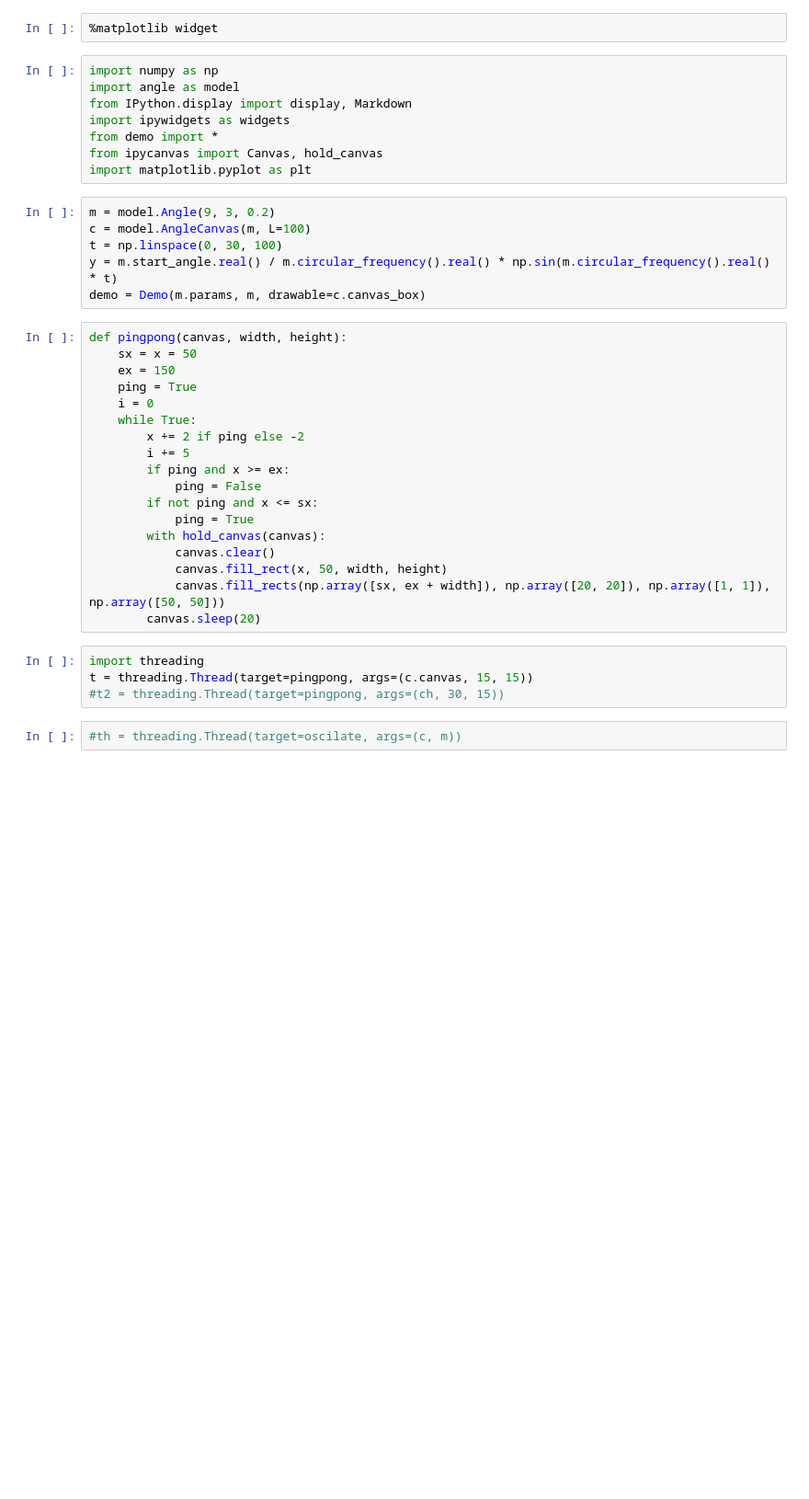
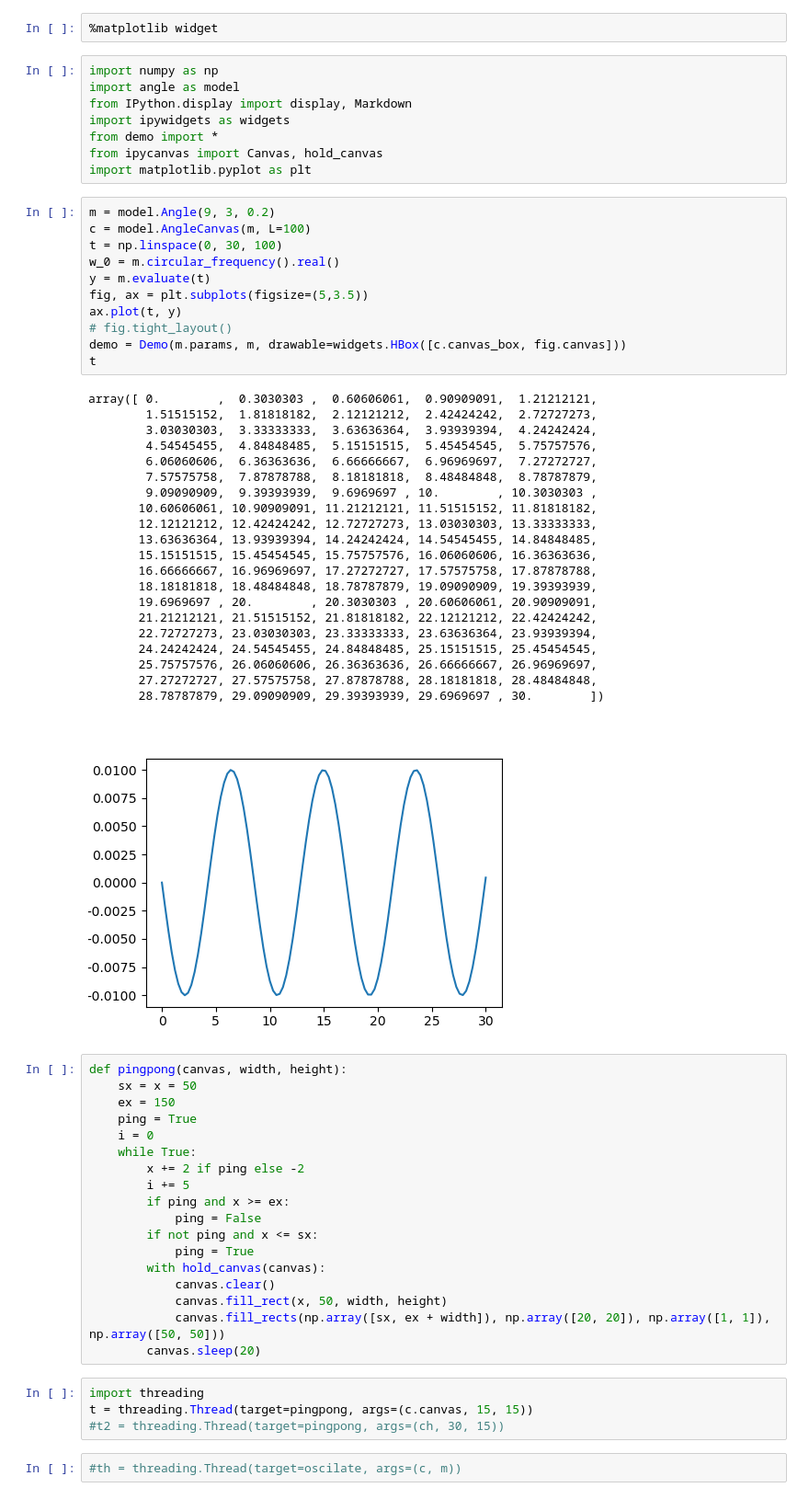
Before and after one commit to lhalbritter-tu/hydraulics_models, a Jupyter notebook: ElasticAngle_Model/ElasticAngleDemo.ipynb, the cells around one changed output. Shown at 92% size. Drawn from its saved outputs; the diff is of its cells as text; blank space fills up the shorter version.

```diff
--- a/ElasticAngle_Model/ElasticAngleDemo.ipynb
+++ b/ElasticAngle_Model/ElasticAngleDemo.ipynb
@@ -15,9 +15,36 @@ import matplotlib.pyplot as plt
 # %%
 m = model.Angle(9, 3, 0.2)
 c = model.AngleCanvas(m, L=100)
 t = np.linspace(0, 30, 100)
-y = m.start_angle.real() / m.circular_frequency().real() * np.sin(m.circular_frequency().real() * t)
-demo = Demo(m.params, m, drawable=c.canvas_box)
+w_0 = m.circular_frequency().real()
+y = m.evaluate(t)
+fig, ax = plt.subplots(figsize=(5,3.5))
+ax.plot(t, y)
+# fig.tight_layout()
+demo = Demo(m.params, m, drawable=widgets.HBox([c.canvas_box, fig.canvas]))
+t
+# %% [output]
+array([ 0.        ,  0.3030303 ,  0.60606061,  0.90909091,  1.21212121,
+        1.51515152,  1.81818182,  2.12121212,  2.42424242,  2.72727273,
+        3.03030303,  3.33333333,  3.63636364,  3.93939394,  4.24242424,
+        4.54545455,  4.84848485,  5.15151515,  5.45454545,  5.75757576,
+        6.06060606,  6.36363636,  6.66666667,  6.96969697,  7.27272727,
+        7.57575758,  7.87878788,  8.18181818,  8.48484848,  8.78787879,
+        9.09090909,  9.39393939,  9.6969697 , 10.        , 10.3030303 ,
+       10.60606061, 10.90909091, 11.21212121, 11.51515152, 11.81818182,
+       12.12121212, 12.42424242, 12.72727273, 13.03030303, 13.33333333,
+       13.63636364, 13.93939394, 14.24242424, 14.54545455, 14.84848485,
+       15.15151515, 15.45454545, 15.75757576, 16.06060606, 16.36363636,
+       16.66666667, 16.96969697, 17.27272727, 17.57575758, 17.87878788,
+       18.18181818, 18.48484848, 18.78787879, 19.09090909, 19.39393939,
+       19.6969697 , 20.        , 20.3030303 , 20.60606061, 20.90909091,
+       21.21212121, 21.51515152, 21.81818182, 22.12121212, 22.42424242,
+       22.72727273, 23.03030303, 23.33333333, 23.63636364, 23.93939394,
+       24.24242424, 24.54545455, 24.84848485, 25.15151515, 25.45454545,
+       25.75757576, 26.06060606, 26.36363636, 26.66666667, 26.96969697,
+       27.27272727, 27.57575758, 27.87878788, 28.18181818, 28.48484848,
+       28.78787879, 29.09090909, 29.39393939, 29.6969697 , 30.        ])
+[figure, added]
 # %%
 def pingpong(canvas, width, height):
     sx = x = 50
```
Also changed, not shown: parts of 4 cells of this notebook, 7 other files.
